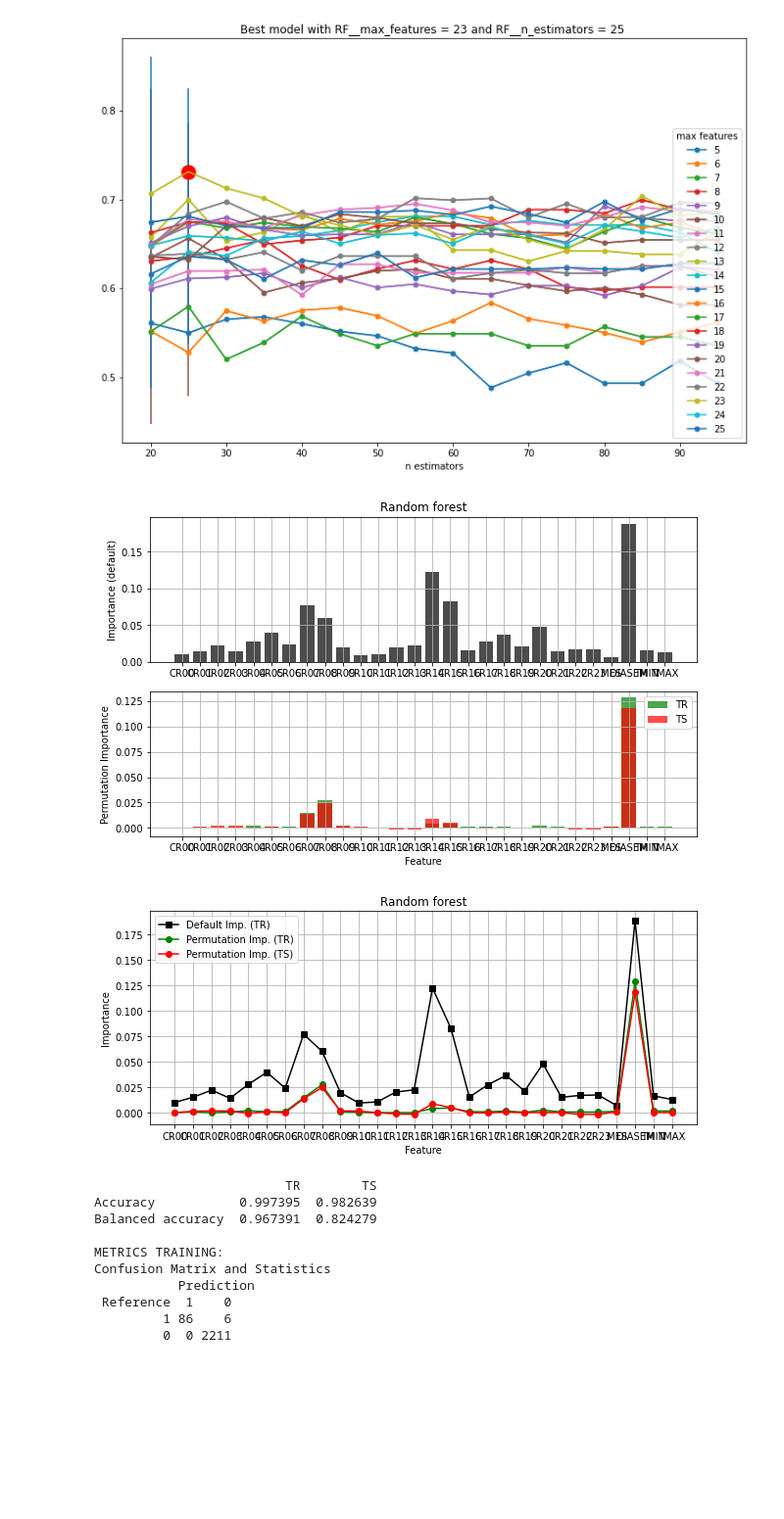
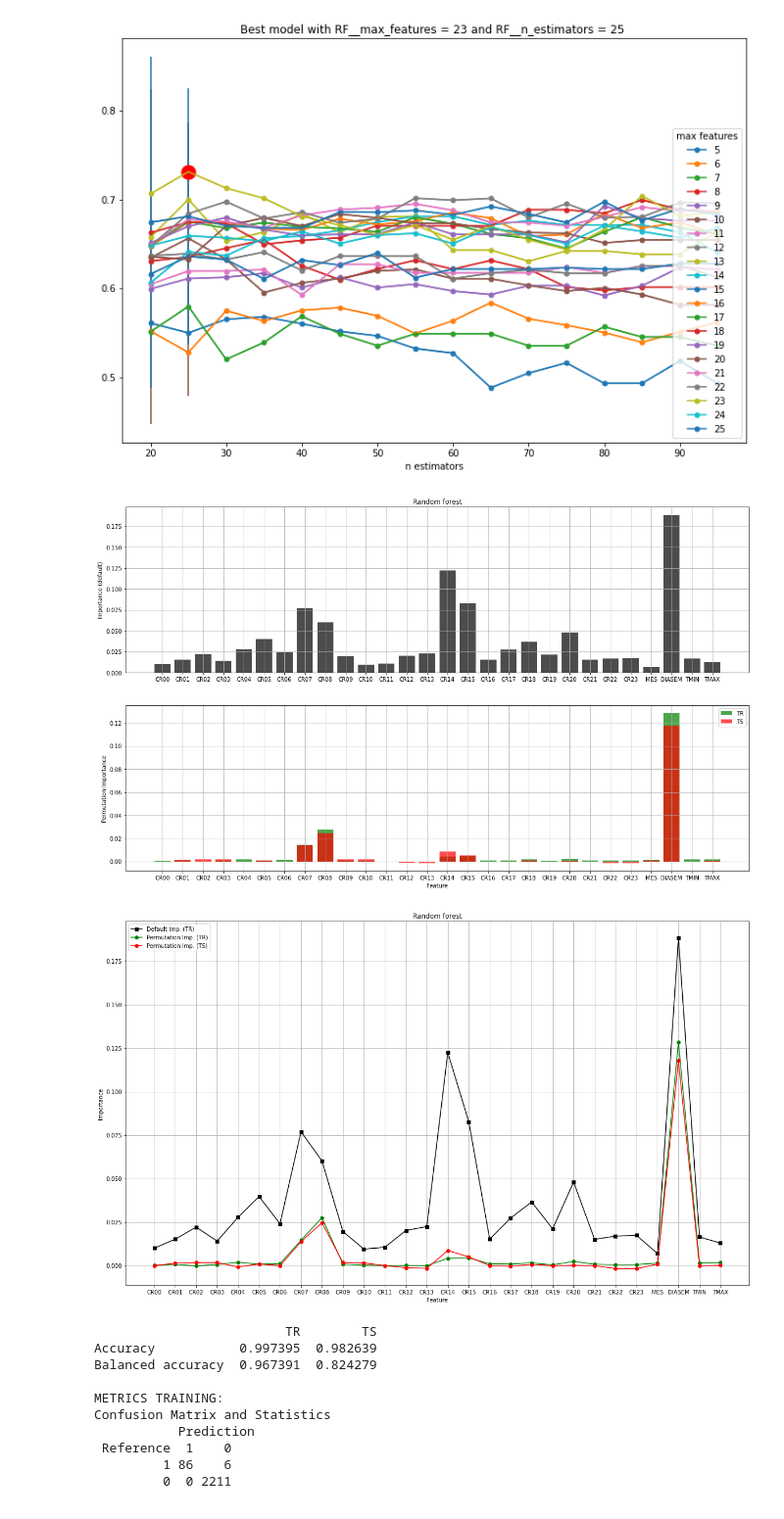
Before and after one commit to maroacc/ensemble, a Jupyter notebook: ass1_ML2_GRUPO_G3_Marta.ipynb, the cells around one changed output. Shown at 98% size. Drawn from its saved outputs; the diff is of its cells as text; code cells hidden in the pictures; blank space fills up the shorter version.

```diff
--- a/ass1_ML2_GRUPO_G3_Marta.ipynb
+++ b/ass1_ML2_GRUPO_G3_Marta.ipynb
@@ -162,6 +166,7 @@ En concreto, el porcentaje de festivos en el conjunto de ajuste es 3.99444251476
 - Estudia cómo se reparten los festivos según el día de la semana y los meses
 # %%
 #-------------------------- NO ESCRIBAS LÍNEAS DE CÓDIGO MÁS LARGAS QUE LO QUE OCUPA ESTA LÍNEA -----------------------------|
+df_aju['FESTIVO'] = df_aju['FESTIVO'].astype('category')
 # %% [markdown]
 #### Prepara los conjuntos de entrenamiento y test
 
@@ -294,38 +281,38 @@ importances_ts_RF_class_estim = permutation_importance(RF_class_estim,
 ## Plot importances
 
 # Plot the variable importance of each feature given by feature_importances_ attribute
-plt.figure(figsize=(10, 6))
+plt.figure(figsize=(20, 12))
 
 plt.subplot(2,1,1)
 plt.bar(INPUTS_RF, RF_class_estim.feature_importances_, color='black', alpha=0.7)
 plt.ylabel('Importance (default)')
 plt.title('Random forest')
 plt.grid()
 
 plt.subplot(2,1,2)
 plt.bar(INPUTS_RF, importances_tr_RF_class_estim.importances_mean, color='green', alpha=0.7, label='TR')
 plt.bar(INPUTS_RF, importances_ts_RF_class_estim.importances_mean, color='red', alpha=0.7, label='TS')
 plt.xlabel('Feature')
 plt.ylabel('Permutation Importance')
 plt.legend()
 plt.grid()
 plt.show()
 
 # Plot the variable importances of each feature (all together)
-plt.figure(figsize=(10, 4))
+plt.figure(figsize=(20, 12))
 
 plt.plot(INPUTS_RF, RF_class_estim.feature_importances_, 's-',  color='black', label='Default Imp. (TR)')
 plt.plot(INPUTS_RF, importances_tr_RF_class_estim.importances_mean, 'o-', color='green', label='Permutation Imp. (TR)')
 plt.plot(INPUTS_RF, importances_ts_RF_class_estim.importances_mean, 'o-', color='red', label='Permutation Imp. (TS)')
 plt.xlabel('Feature')
 plt.ylabel('Importance')
 plt.title('Random forest')
 plt.legend()
 plt.grid()
 plt.show()
 # %% [output]
-[figure, old version]
+[figure, new version]
-[figure, old version]
+[figure, new version]
 # %%
 # model predictions in training (TR) and test (TS) sets
 clf = rf_fit
```
Also changed, not shown: parts of 19 cells of this notebook.
